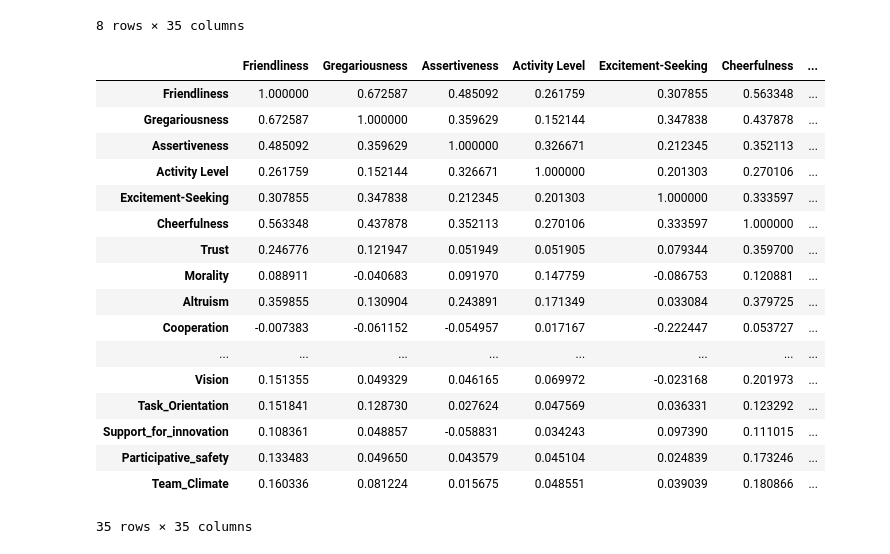
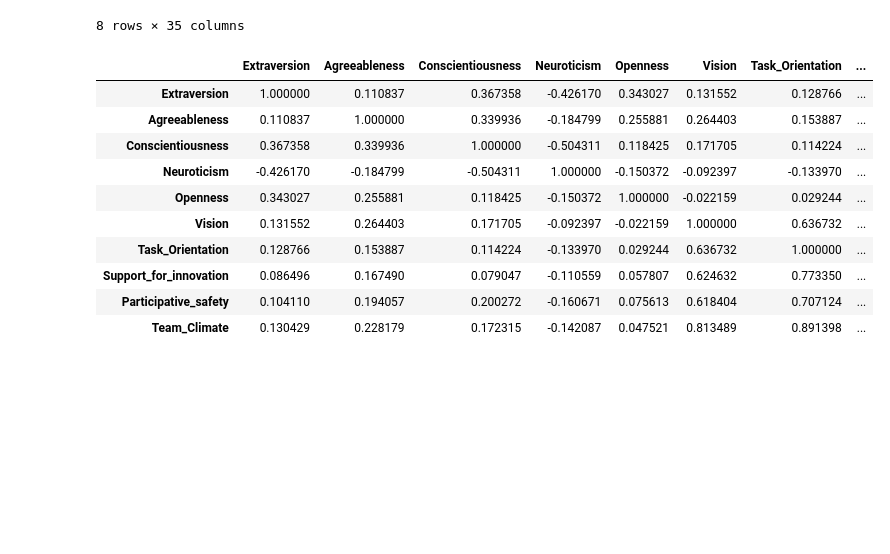
Before and after one commit to moon1201/PersonalityAndTeamClimate, a Jupyter notebook: EDA.ipynb, the cells around one changed output. Cells and saved outputs as stored; diff of their text form; code cells hidden in the pictures; blank space fills up the shorter version.

```diff
--- a/EDA.ipynb
+++ b/EDA.ipynb
@@ -60,25 +76,18 @@ df_30_features.describe()
 | max | 98.000000 | 99.000000 | 95.000000 | 99.000000 | 99.000000 | 97.000000 | ... |
 8 rows × 35 columns
 # %%
-df_new = df_30_features.copy()
+df_new = df_5_features.copy()
 df_new.corr(method='pearson')
 # %% [output]
-|  | Friendliness | Gregariousness | Assertiveness | Activity Level | Excitement-Seeking | Cheerfulness | ... |
-| Friendliness | 1.000000 | 0.672587 | 0.485092 | 0.261759 | 0.307855 | 0.563348 | ... |
-| Gregariousness | 0.672587 | 1.000000 | 0.359629 | 0.152144 | 0.347838 | 0.437878 | ... |
-| Assertiveness | 0.485092 | 0.359629 | 1.000000 | 0.326671 | 0.212345 | 0.352113 | ... |
-| Activity Level | 0.261759 | 0.152144 | 0.326671 | 1.000000 | 0.201303 | 0.270106 | ... |
-| Excitement-Seeking | 0.307855 | 0.347838 | 0.212345 | 0.201303 | 1.000000 | 0.333597 | ... |
-| Cheerfulness | 0.563348 | 0.437878 | 0.352113 | 0.270106 | 0.333597 | 1.000000 | ... |
-| Trust | 0.246776 | 0.121947 | 0.051949 | 0.051905 | 0.079344 | 0.359700 | ... |
-| Morality | 0.088911 | -0.040683 | 0.091970 | 0.147759 | -0.086753 | 0.120881 | ... |
-| Altruism | 0.359855 | 0.130904 | 0.243891 | 0.171349 | 0.033084 | 0.379725 | ... |
-| Cooperation | -0.007383 | -0.061152 | -0.054957 | 0.017167 | -0.222447 | 0.053727 | ... |
-| ... | ... | ... | ... | ... | ... | ... | ... |
-| Vision | 0.151355 | 0.049329 | 0.046165 | 0.069972 | -0.023168 | 0.201973 | ... |
-| Task_Orientation | 0.151841 | 0.128730 | 0.027624 | 0.047569 | 0.036331 | 0.123292 | ... |
-| Support_for_innovation | 0.108361 | 0.048857 | -0.058831 | 0.034243 | 0.097390 | 0.111015 | ... |
-| Participative_safety | 0.133483 | 0.049650 | 0.043579 | 0.045104 | 0.024839 | 0.173246 | ... |
-| Team_Climate | 0.160336 | 0.081224 | 0.015675 | 0.048551 | 0.039039 | 0.180866 | ... |
+|  | Extraversion | Agreeableness | Conscientiousness | Neuroticism | Openness | Vision | Task_Orientation | ... |
+| Extraversion | 1.000000 | 0.110837 | 0.367358 | -0.426170 | 0.343027 | 0.131552 | 0.128766 | ... |
+| Agreeableness | 0.110837 | 1.000000 | 0.339936 | -0.184799 | 0.255881 | 0.264403 | 0.153887 | ... |
+| Conscientiousness | 0.367358 | 0.339936 | 1.000000 | -0.504311 | 0.118425 | 0.171705 | 0.114224 | ... |
+| Neuroticism | -0.426170 | -0.184799 | -0.504311 | 1.000000 | -0.150372 | -0.092397 | -0.133970 | ... |
+| Openness | 0.343027 | 0.255881 | 0.118425 | -0.150372 | 1.000000 | -0.022159 | 0.029244 | ... |
+| Vision | 0.131552 | 0.264403 | 0.171705 | -0.092397 | -0.022159 | 1.000000 | 0.636732 | ... |
+| Task_Orientation | 0.128766 | 0.153887 | 0.114224 | -0.133970 | 0.029244 | 0.636732 | 1.000000 | ... |
+| Support_for_innovation | 0.086496 | 0.167490 | 0.079047 | -0.110559 | 0.057807 | 0.624632 | 0.773350 | ... |
+| Participative_safety | 0.104110 | 0.194057 | 0.200272 | -0.160671 | 0.075613 | 0.618404 | 0.707124 | ... |
+| Team_Climate | 0.130429 | 0.228179 | 0.172315 | -0.142087 | 0.047521 | 0.813489 | 0.891398 | ... |
-35 rows × 35 columns
 # %%
```
Also changed, not shown: parts of 13 cells of this notebook, 11 other files.
